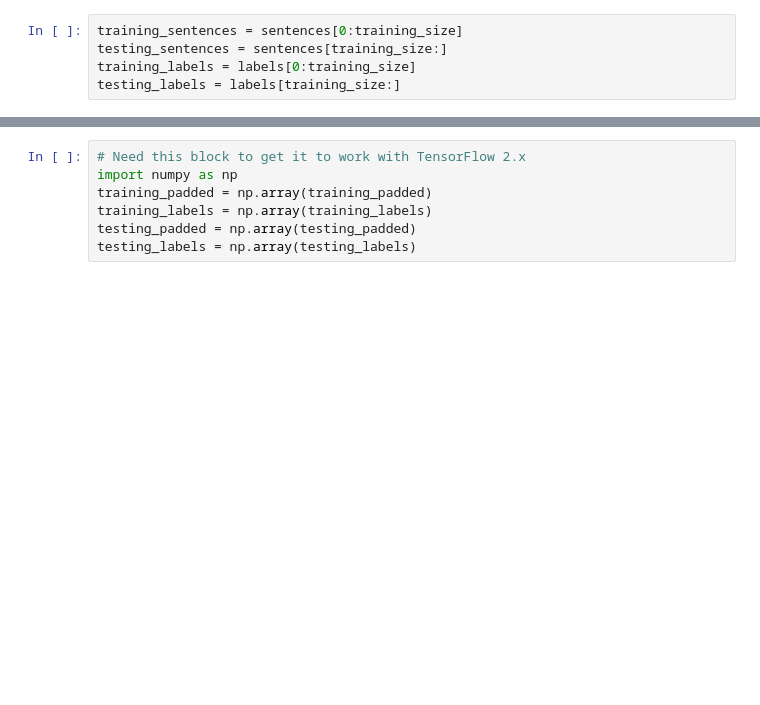
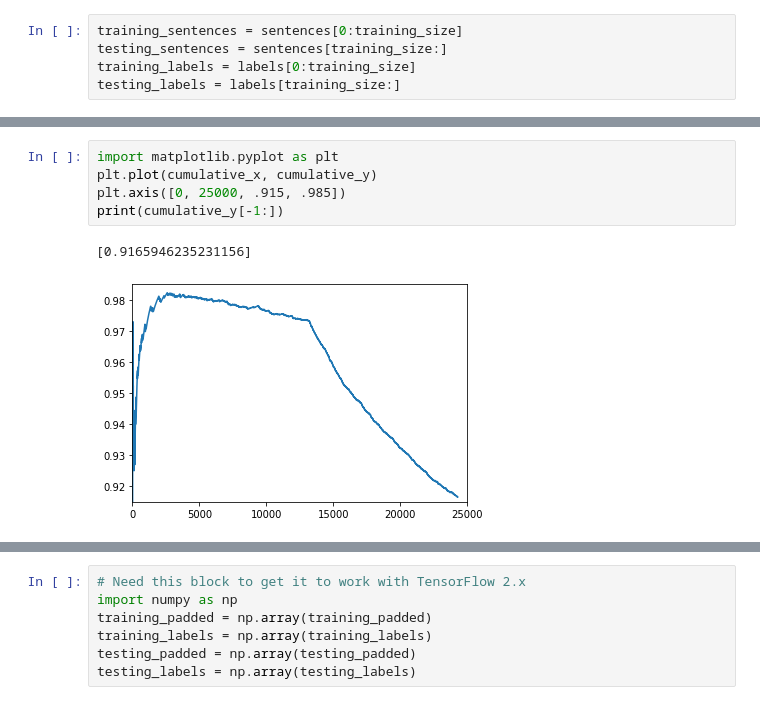
Before and after one commit to lmoroney/tfbook, a Jupyter notebook: chapter7/sarcasm_glove.ipynb, the cells around one changed output, grey strips where cells are left out. Saved outputs shown, nothing was run; the diff lists cells and outputs as text; blank space fills up the shorter version.

```diff
--- a/chapter7/sarcasm_glove.ipynb
+++ b/chapter7/sarcasm_glove.ipynb
@@ -147,0 +184,8 @@ print(ys[2500])
+# %%
+import matplotlib.pyplot as plt
+plt.plot(cumulative_x, cumulative_y)
+plt.axis([0, 25000, .915, .985])
+print(cumulative_y[-1:])
+# %% [output]
+[0.9165946235231156]
+[figure, added]
```
Also changed, not shown: parts of 25 cells of this notebook.
